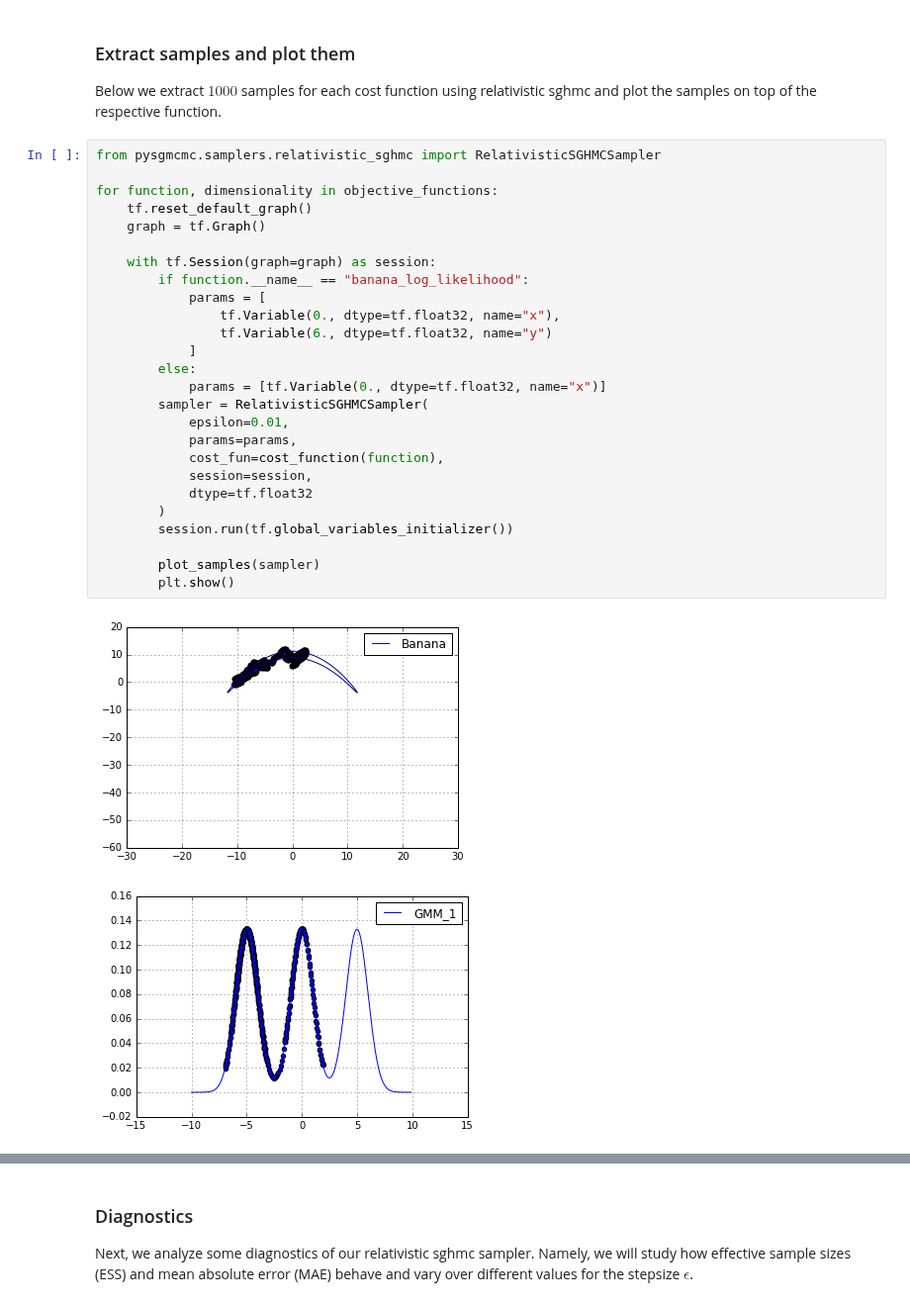
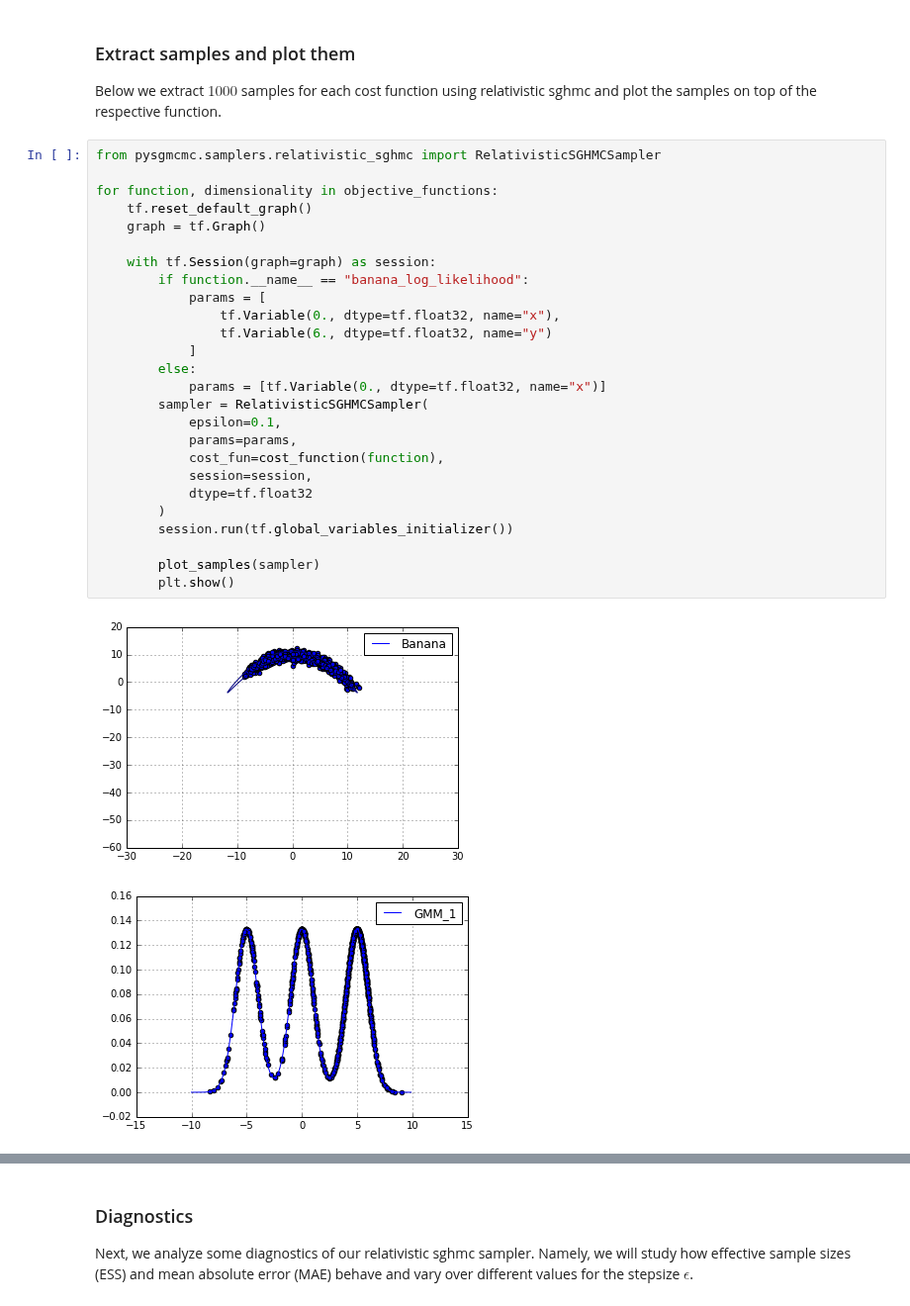
Before and after one commit to MFreidank/pysgmcmc, a Jupyter notebook: docs/source/notebooks/Relativistic_SGHMC.ipynb, the cells around one changed output, grey strips where cells are left out. Shown at 99% size. Cells and saved outputs as stored; diff of their text form.

```diff
--- a/docs/source/notebooks/Relativistic_SGHMC.ipynb
+++ b/docs/source/notebooks/Relativistic_SGHMC.ipynb
@@ -121,29 +121,29 @@ Below we extract $1000$ samples for each cost function using relativistic sghmc
 # %%
 from pysgmcmc.samplers.relativistic_sghmc import RelativisticSGHMCSampler
 
 for function, dimensionality in objective_functions:
     tf.reset_default_graph()
     graph = tf.Graph()
 
     with tf.Session(graph=graph) as session:
         if function.__name__ == "banana_log_likelihood":
             params = [
                 tf.Variable(0., dtype=tf.float32, name="x"),
                 tf.Variable(6., dtype=tf.float32, name="y")
             ]
         else:
             params = [tf.Variable(0., dtype=tf.float32, name="x")]
         sampler = RelativisticSGHMCSampler(
-            epsilon=0.01,
+            epsilon=0.1,
             params=params,
             cost_fun=cost_function(function),
             session=session,
             dtype=tf.float32
         )
         session.run(tf.global_variables_initializer())
 
         plot_samples(sampler)
         plt.show()
 # %% [output]
-[figure, old version]
+[figure, new version]
-[figure, old version]
+[figure, new version]
```
Also changed, not shown: parts of 2 cells of this notebook, 1 other file.
